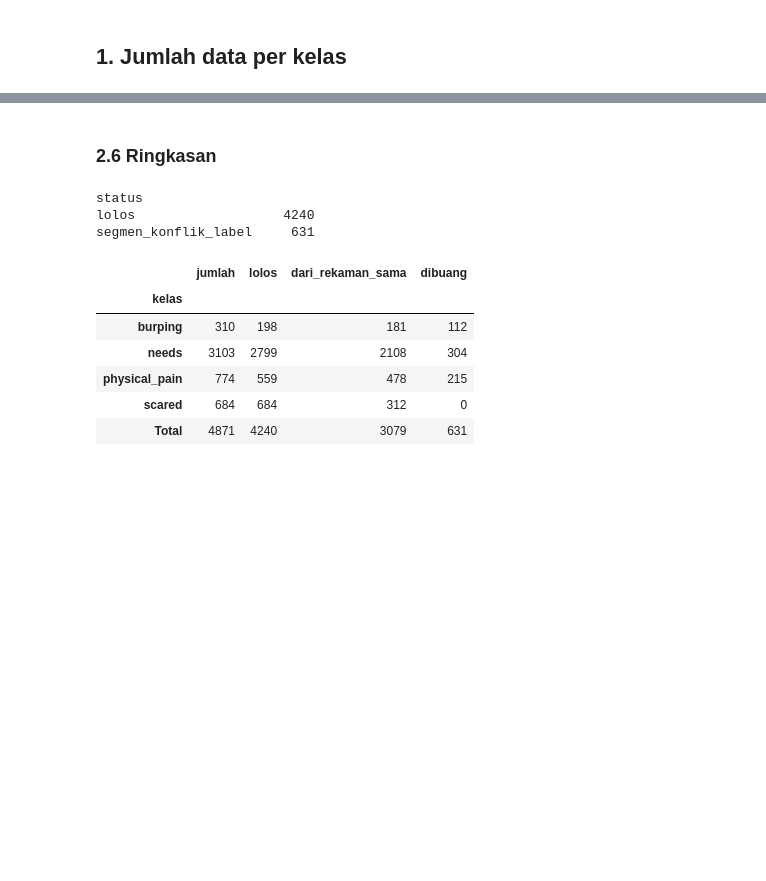
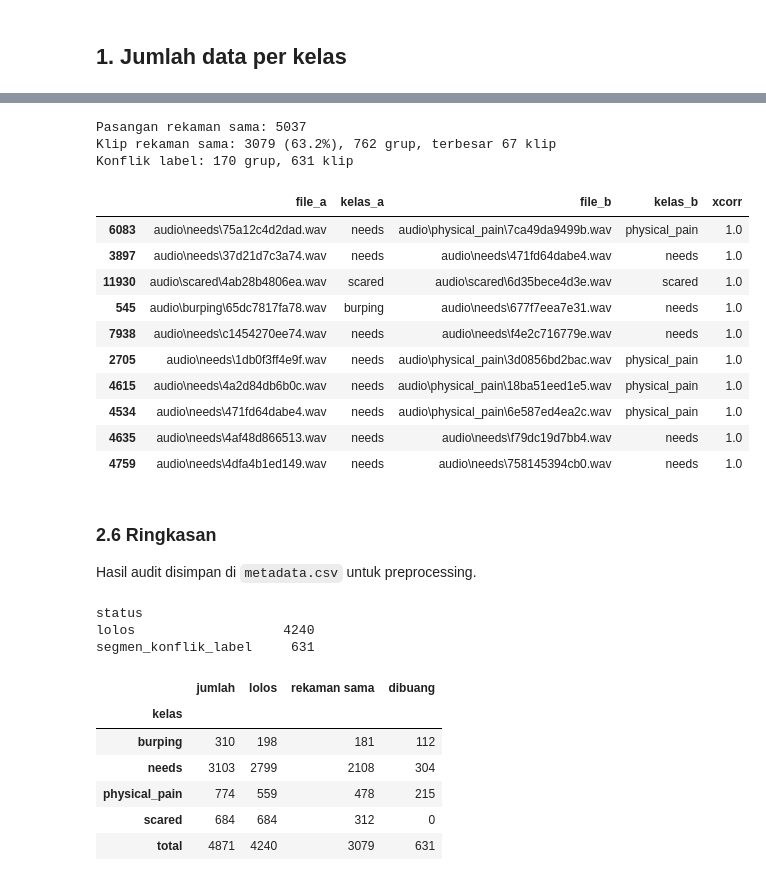
Before and after one commit to ch4nnndra/Klasifikasi-Tangisan-Bayi, a Jupyter notebook: Audit_Data.ipynb, the cells around one changed output, grey strips where cells are left out. Cells and saved outputs as stored; diff of their text form; code cells hidden in the pictures; blank space fills up the shorter version.

```diff
--- a/Audit_Data.ipynb
+++ b/Audit_Data.ipynb
@@ -227,22 +241,52 @@ Grup berisi lebih dari satu kelas (konflik label, dibuang): 170 grup, 631 klip
+# %%
+# klip yang saling terhubung dijadikan satu grup
+same = pairs[pairs.xcorr >= XCORR_SAME]
+adj = coo_matrix((np.ones(len(same)), (same.i, same.j)), shape=(len(df), len(df)))
+_, df["grup"] = connected_components(adj, directed=False)
+size = df.groupby("grup").id.transform("size")  # jumlah klip di grup
+konflik = df.groupby("grup").kelas.transform("nunique") > 1  # grup berisi lebih dari satu kelas
+df.loc[konflik & (df.status == "lolos"), "status"] = "segmen_konflik_label"
+
+print(f"Pasangan rekaman sama: {len(same)}")
+print(f"Klip rekaman sama: {(size > 1).sum()} ({100 * (size > 1).mean():.1f}%), "
+      f"{(df.grup.value_counts() > 1).sum()} grup, terbesar {size.max()} klip")
+print(f"Konflik label: {df[konflik].grup.nunique()} grup, {konflik.sum()} klip")
+same[["file_a", "kelas_a", "file_b", "kelas_b", "xcorr"]].head(10)
+# %% [output]
+Pasangan rekaman sama: 5037
+Klip rekaman sama: 3079 (63.2%), 762 grup, terbesar 67 klip
+Konflik label: 170 grup, 631 klip
+|  | file_a | kelas_a | file_b | kelas_b | xcorr |
+| 6083 | audio\needs\75a12c4d2dad.wav | needs | audio\physical_pain\7ca49da9499b.wav | physical_pain | 1.0 |
+| 3897 | audio\needs\37d21d7c3a74.wav | needs | audio\needs\471fd64dabe4.wav | needs | 1.0 |
+| 11930 | audio\scared\4ab28b4806ea.wav | scared | audio\scared\6d35bece4d3e.wav | scared | 1.0 |
+| 545 | audio\burping\65dc7817fa78.wav | burping | audio\needs\677f7eea7e31.wav | needs | 1.0 |
+| 7938 | audio\needs\c1454270ee74.wav | needs | audio\needs\f4e2c716779e.wav | needs | 1.0 |
+| 2705 | audio\needs\1db0f3ff4e9f.wav | needs | audio\physical_pain\3d0856bd2bac.wav | physical_pain | 1.0 |
+| 4615 | audio\needs\4a2d84db6b0c.wav | needs | audio\physical_pain\18ba51eed1e5.wav | physical_pain | 1.0 |
+| 4534 | audio\needs\471fd64dabe4.wav | needs | audio\physical_pain\6e587ed4ea2c.wav | physical_pain | 1.0 |
+| 4635 | audio\needs\4af48d866513.wav | needs | audio\needs\f79dc19d7bb4.wav | needs | 1.0 |
+| 4759 | audio\needs\4dfa4b1ed149.wav | needs | audio\needs\758145394cb0.wav | needs | 1.0 |
 # %% [markdown]
 ### 2.6 Ringkasan
+Hasil audit disimpan di `metadata.csv` untuk preprocessing.
 # %%
-df.to_csv(OUT / "metadata.csv", index=False)  # dipakai di Preprocessing_Data
-# rekap per kelas: jumlah, lolos, dari rekaman sama, dibuang
-audit_tab = df.assign(lolos=df.status == "lolos", dari_rekaman_sama=size > 1).groupby("kelas").agg(
-    jumlah=("id", "size"), lolos=("lolos", "sum"), dari_rekaman_sama=("dari_rekaman_sama", "sum"))
+# simpan hasil audit dan rekap per kelas
+df.to_csv(OUT / "metadata.csv", index=False)
+audit_tab = df.assign(lolos=df.status == "lolos", sama=size > 1).groupby("kelas").agg(
+    jumlah=("id", "size"), lolos=("lolos", "sum"), **{"rekaman sama": ("sama", "sum")})
 audit_tab["dibuang"] = audit_tab.jumlah - audit_tab.lolos
-audit_tab.loc["Total"] = audit_tab.sum()
+audit_tab.loc["total"] = audit_tab.sum()
 print(df.status.value_counts().to_string())
 audit_tab
 # %% [output]
 status
 lolos                   4240
 segmen_konflik_label     631
-|  | jumlah | lolos | dari_rekaman_sama | dibuang |
+|  | jumlah | lolos | rekaman sama | dibuang |
 | kelas |  |  |  |  |
 | burping | 310 | 198 | 181 | 112 |
 | needs | 3103 | 2799 | 2108 | 304 |
 | physical_pain | 774 | 559 | 478 | 215 |
 | scared | 684 | 684 | 312 | 0 |
-| Total | 4871 | 4240 | 3079 | 631 |
+| total | 4871 | 4240 | 3079 | 631 |
```
Also changed, not shown: parts of 17 cells of this notebook, 16 other files.
